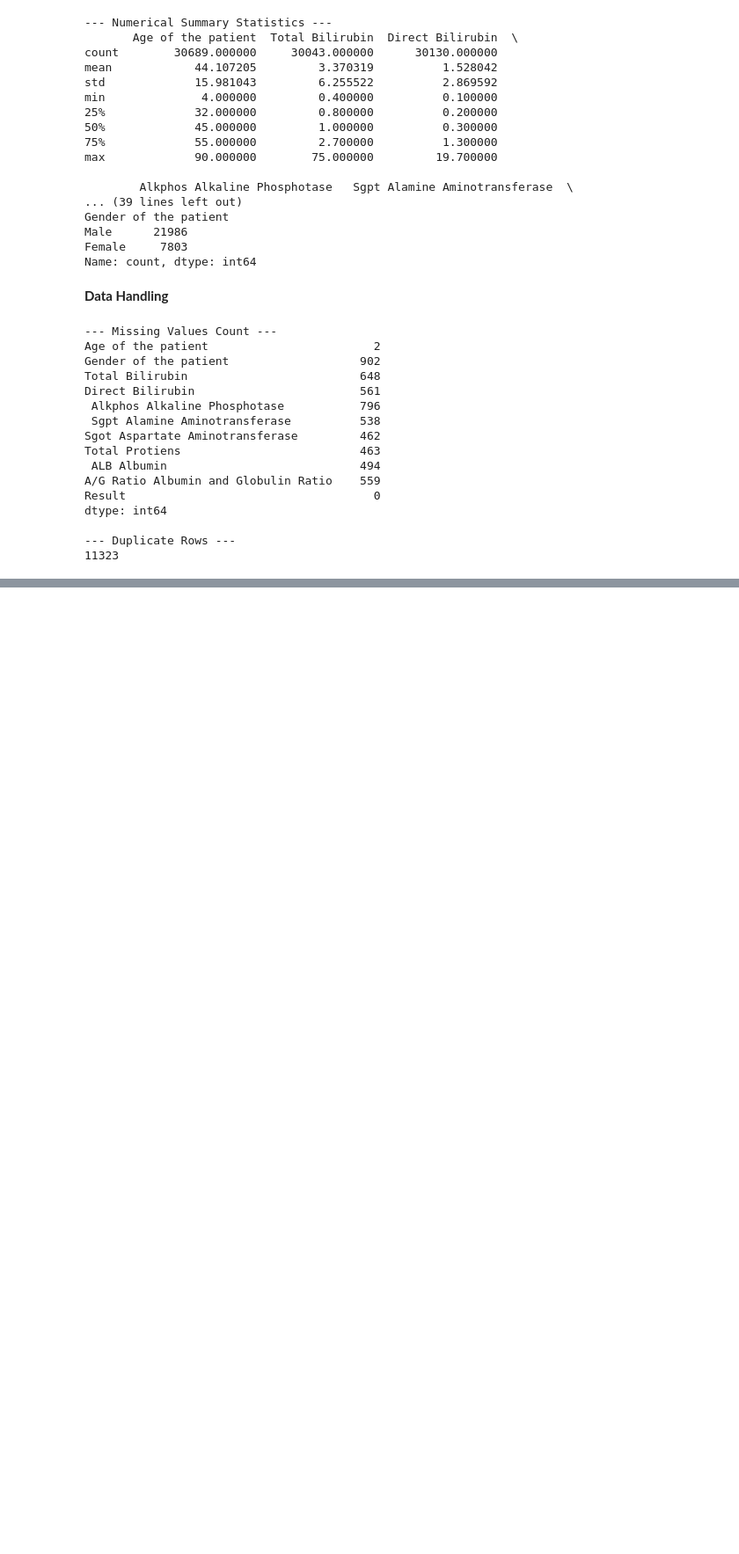
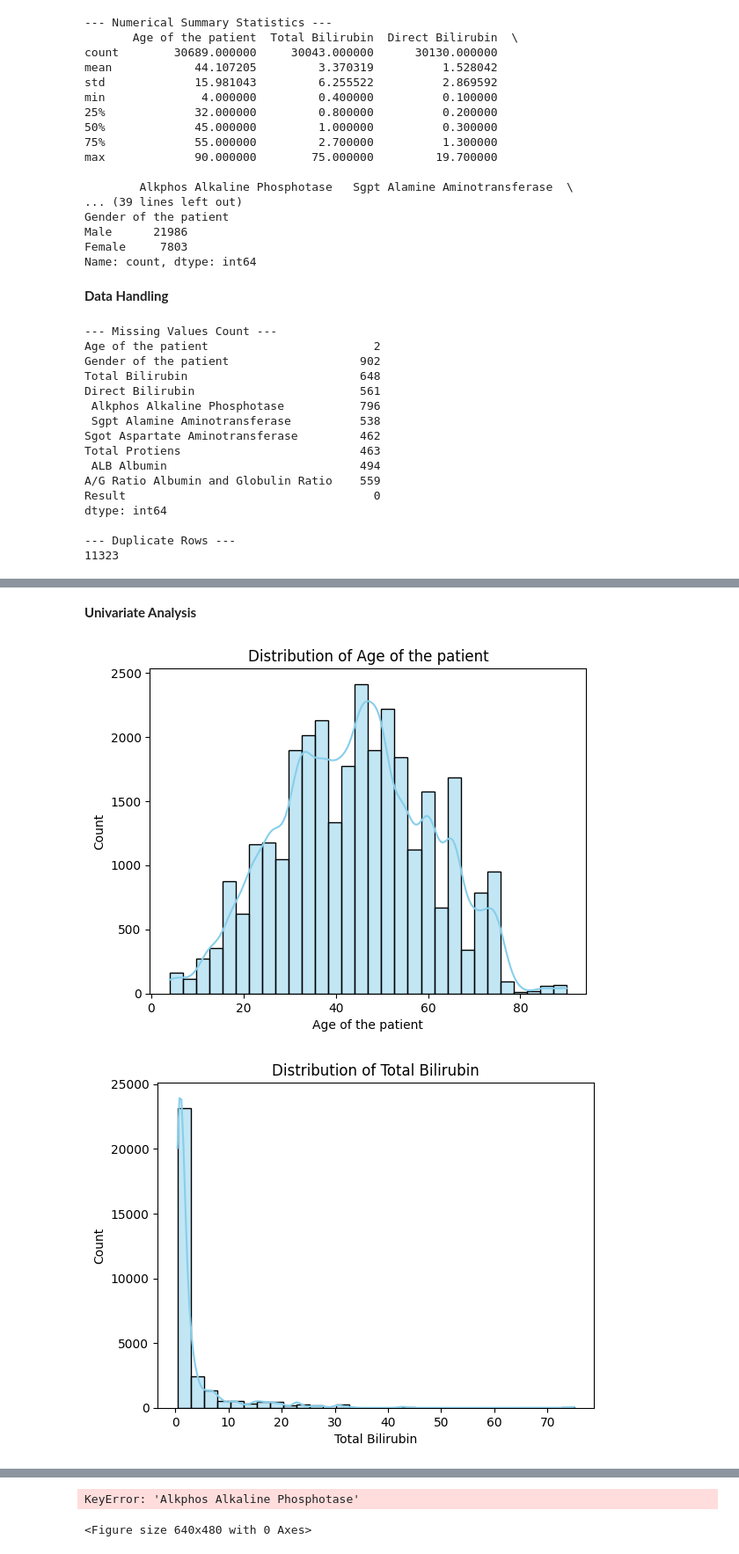
Before and after one commit to VEDANG2108/EDA-PROJECT, a Jupyter notebook: 22BDS0057.ipynb, the cells around one changed output, grey strips where cells are left out. Shown at 88% size. Saved outputs shown, nothing was run; the diff lists cells and outputs as text; code cells hidden in the pictures; blank space fills up the shorter version.

```diff
--- a/22BDS0057.ipynb
+++ b/22BDS0057.ipynb
@@ -123,0 +129,19 @@ dtype: int64
+# %%
+# --- Data Cleaning ---
+# Example: Strip column names of spaces
+df.columns = df.columns.str.strip()
+
+# Fill missing numerical with mean
+num_cols = df.select_dtypes(include=np.number).columns
+df[num_cols] = df[num_cols].fillna(df[num_cols].mean())
+
+# Fill missing categorical with mode
+cat_cols = df.select_dtypes(exclude=np.number).columns
+for col in cat_cols:
+    df[col] = df[col].fillna(df[col].mode()[0])
+
+# Remove duplicates
+df.drop_duplicates(inplace=True)
+
+print("\n--- Cleaned Data Missing Values ---")
+print(df.isnull().sum())
@@ -123,0 +162,18 @@ dtype: int64
+# %% [markdown]
+<b> Univariate Analysis </b>
+# %%
+# --- UNIVARIATE ANALYSIS ---
+for col in num_cols:
+    plt.figure()
+    sns.histplot(df[col], kde=True, bins=30, color='skyblue')
+    plt.title(f'Distribution of {col}')
+    plt.show()
+
+for col in cat_cols:
+    plt.figure()
+    sns.countplot(x=df[col], palette='pastel')
+    plt.title(f'Count of {col}')
+    plt.show()
+# %% [output]
+[figure, added]
+[figure, added]
@@ -123,0 +181,2 @@ dtype: int64
+KeyError: 'Alkphos Alkaline Phosphotase'
+<Figure size 640x480 with 0 Axes>
```
Also changed, not shown: parts of 4 cells of this notebook.
